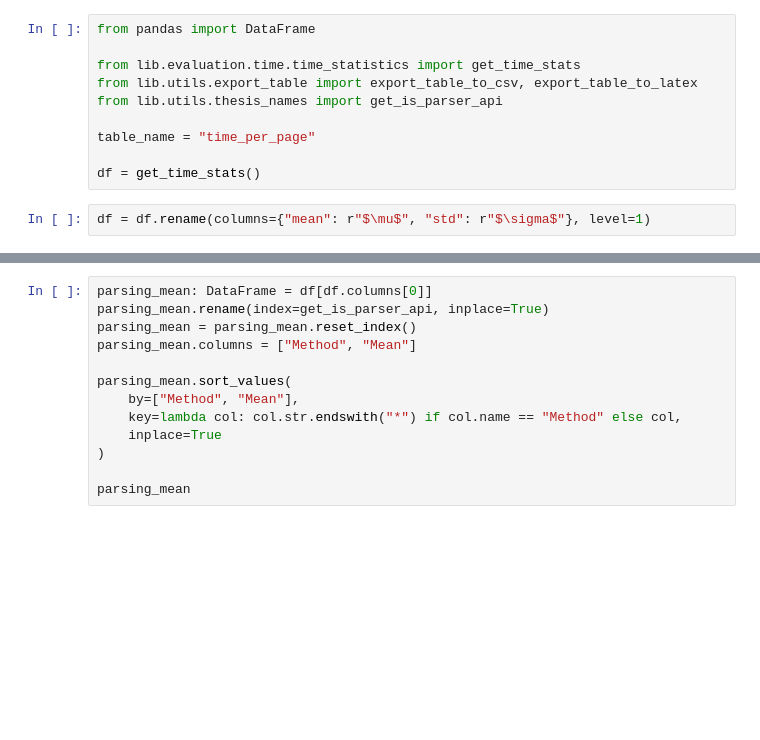
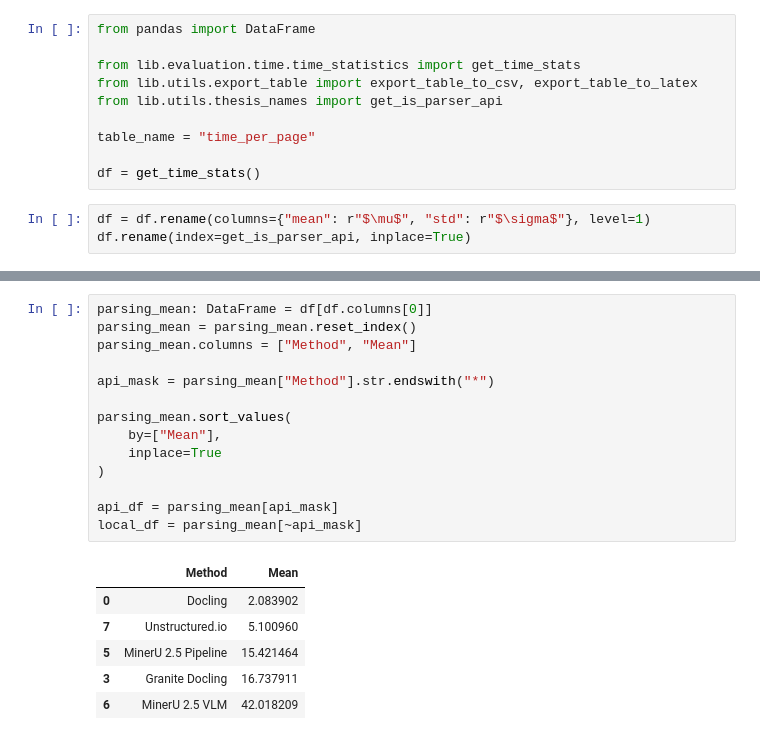
Before and after one commit to matteomrz/visual-chunking, a Jupyter notebook: lib/evaluation/time/export_time_statistics.ipynb, the cells around one changed output, grey strips where cells are left out. Drawn from its saved outputs; the diff is of its cells as text; blank space fills up the shorter version.

```diff
--- a/lib/evaluation/time/export_time_statistics.ipynb
+++ b/lib/evaluation/time/export_time_statistics.ipynb
@@ -10,6 +10,7 @@ table_name = "time_per_page"
 df = get_time_stats()
 # %%
 df = df.rename(columns={"mean": r"$\mu$", "std": r"$\sigma$"}, level=1)
+df.rename(index=get_is_parser_api, inplace=True)
 # %%
 export_table_to_latex(df, table_name, highlight_mode=False, column_format="lcc", escape_latex=False)
 # %% [output]
@@ -17,14 +18,22 @@ export_table_to_latex(df, table_name, highlight_mode=False, column_format="lcc",
 # %%
 parsing_mean: DataFrame = df[df.columns[0]]
-parsing_mean.rename(index=get_is_parser_api, inplace=True)
 parsing_mean = parsing_mean.reset_index()
 parsing_mean.columns = ["Method", "Mean"]
 
+api_mask = parsing_mean["Method"].str.endswith("*")
+
 parsing_mean.sort_values(
-    by=["Method", "Mean"],
-    key=lambda col: col.str.endswith("*") if col.name == "Method" else col,
+    by=["Mean"],
     inplace=True
 )
 
-parsing_mean
+api_df = parsing_mean[api_mask]
+local_df = parsing_mean[~api_mask]
+# %% [output]
+|  | Method | Mean |
+| 0 | Docling | 2.083902 |
+| 7 | Unstructured.io | 5.100960 |
+| 5 | MinerU 2.5 Pipeline | 15.421464 |
+| 3 | Granite Docling | 16.737911 |
+| 6 | MinerU 2.5 VLM | 42.018209 |
 # %%
```
Also changed, not shown: parts of 2 cells of this notebook, 25 other files.
